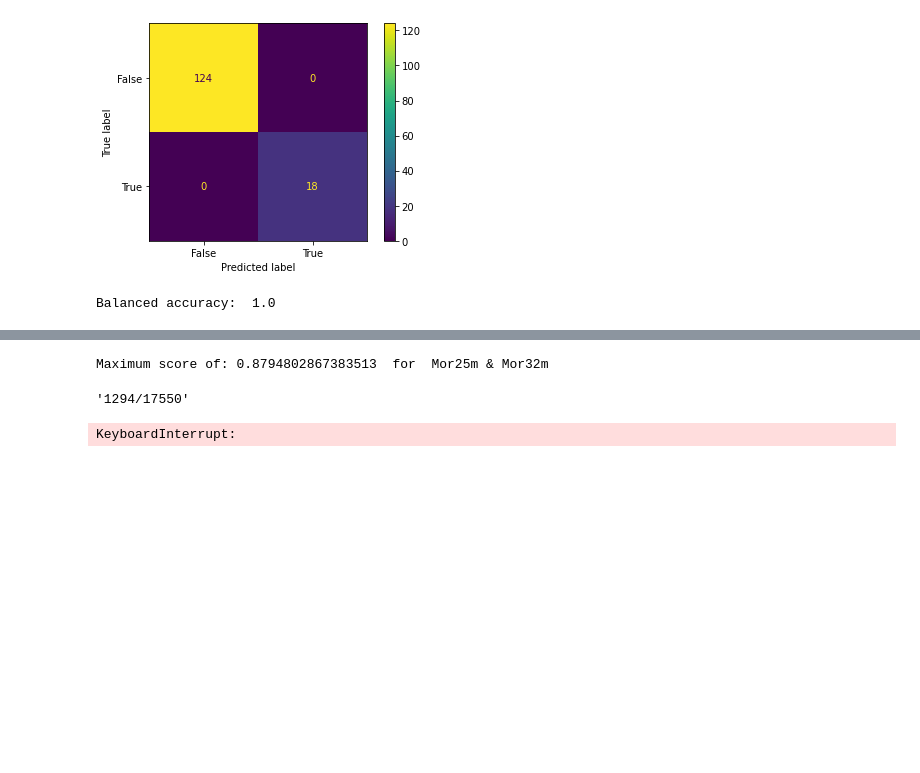
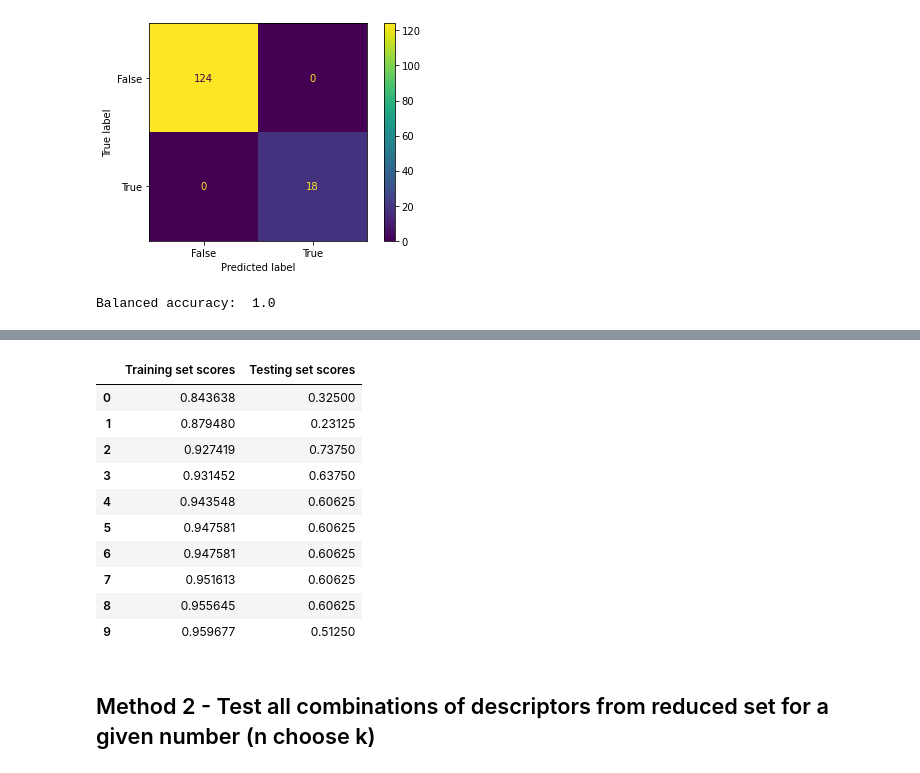
Before and after one commit to kaislaughter/Ionizable_drug_siRNA_complexation, a Jupyter notebook: 5. Initial classification analysis for siRNA complexation screening data.ipynb, the cells around one changed output, grey strips where cells are left out. Drawn from its saved outputs; the diff is of its cells as text; code cells hidden in the pictures; blank space fills up the shorter version.

```diff
--- a/5. Initial classification analysis for siRNA complexation screening data.ipynb
+++ b/5. Initial classification analysis for siRNA complexation screening data.ipynb
@@ -482,10 +482,0 @@ Balanced accuracy: 0.33125
-# %%
-desc_sel = best5
-clf.fit(x[desc_sel],y)
-Y_pred = clf.predict(X_test[desc_sel])
-cm = confusion_matrix(Y_test, Y_pred, labels=clf.classes_)
-disp = ConfusionMatrixDisplay(confusion_matrix=cm,display_labels=clf.classes_)
-disp.plot()
-
-plt.show()
-print(balanced_accuracy_score(Y_test,Y_pred))
@@ -513,3 +501,4 @@ array=[ True  True  True  True  True  True  True  True  True  True  True  True
 # %%
-counts = pd.Series(np.stack(feat_r).flatten()).value_counts(sort=False)
+# store array with frequency of each descriptor
+counts = pd.Series(np.stack(feat_rfe_100).flatten()).value_counts(sort=False)
 counts.plot(kind='bar')
@@ -528,2 +505,3 @@ Name: Mor21m, dtype: int64
 # %%
-desc_rank = counts.index
+# Extract names of descriptors that appeared in 100 fits
+desc_rfe_100 = counts.index
@@ -673,43 +560,19 @@ molecules
-# %%
-desc_rank_10 = desc_rank[counts>9]
-n = len(desc_rank_10)
-scores = np.zeros((n,n))
-i=0
-j=0
-for desc1 in desc_rank_10:
-    j=0
-    for desc2 in desc_rank_10:
-        descs = [desc1,desc2]
-
-        X_train2 = x[descs]
-
-        clf = LogisticRegression(solver='liblinear', multi_class='ovr',class_weight='balanced')
-        clf.fit(X_train2,y)
-
-        predictions = clf.predict(X_train2)
-        scores[i,j] = balanced_accuracy_score(y,clf.predict(X_train2))
-        j=j+1
-    i=i+1
-
-ind_best = np.asarray(np.unravel_index(scores.argmax(),scores.shape))
-print('Maximum score of:',scores[ind_best[0],ind_best[1]],' for ',
-      desc_rank_10[ind_best[0]],'&',
-      desc_rank_10[ind_best[1]])
-# %% [output]
-Maximum score of: 0.8794802867383513  for  Mor25m & Mor32m
-# %%
-freq_thresh = 9
-max_desc = 5
-
-best_scores = []
-best_combs = []
-
-for i in range(max_desc):
-    print (i)
-    [best_comb, best_score,best_test_score,_,_] = best_desc_comb(desc_rank,freq_thresh,i+1,x,y,test_molecules_2,test_molecules_2['Experimental'])
-    best_combs.append(best_comb)
-    best_scores.append(best_score)
-# %% [output]
-'1294/17550'
-KeyboardInterrupt:
+# %%
+method_1_scores = eval_descs_test_train(clf,x,y,X_test,Y_test,descs_1_man)
+method_1_scores.to_csv('Data_files/For_plotting/method_1_scores.csv')
+method_1_scores
+# %% [output]
+|  | Training set scores | Testing set scores |
+| 0 | 0.843638 | 0.32500 |
+| 1 | 0.879480 | 0.23125 |
+| 2 | 0.927419 | 0.73750 |
+| 3 | 0.931452 | 0.63750 |
+| 4 | 0.943548 | 0.60625 |
+| 5 | 0.947581 | 0.60625 |
+| 6 | 0.947581 | 0.60625 |
+| 7 | 0.951613 | 0.60625 |
+| 8 | 0.955645 | 0.60625 |
+| 9 | 0.959677 | 0.51250 |
+# %% [markdown]
+## Method 2 - Test all combinations of descriptors from reduced set for a given number (n choose k)
 # %%
```
Also changed, not shown: parts of 52 cells of this notebook, 2 other files.
